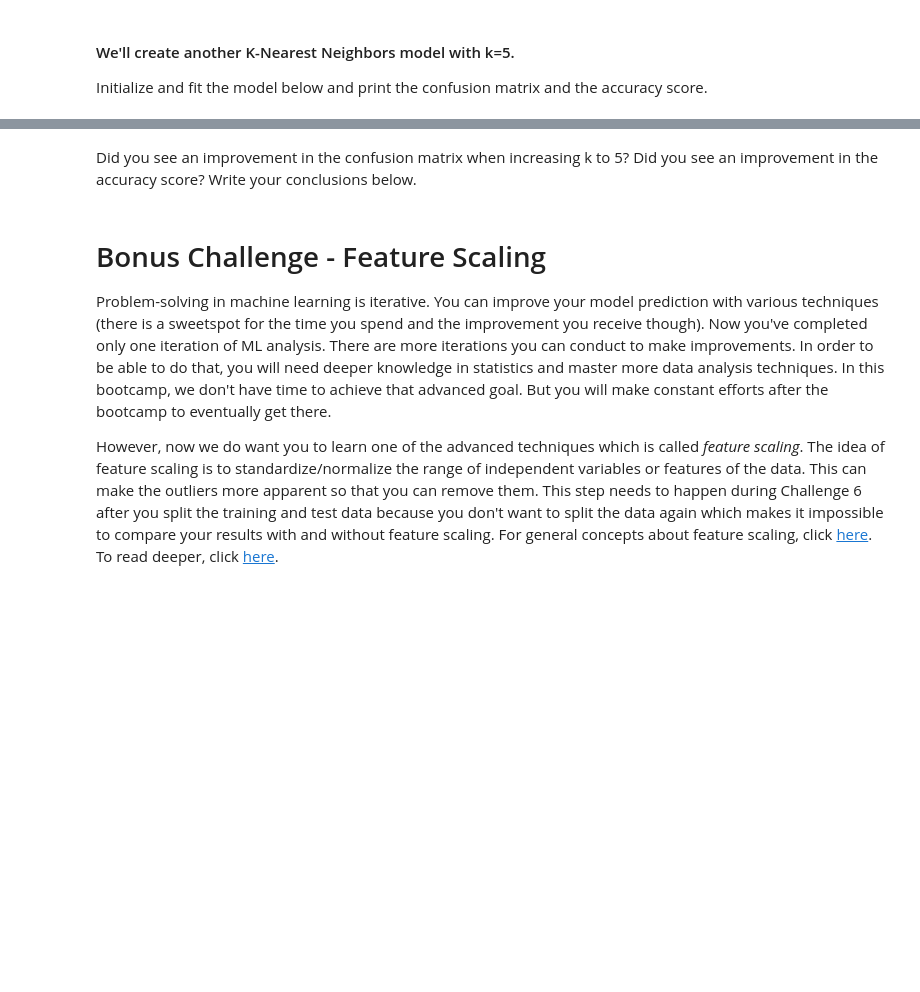
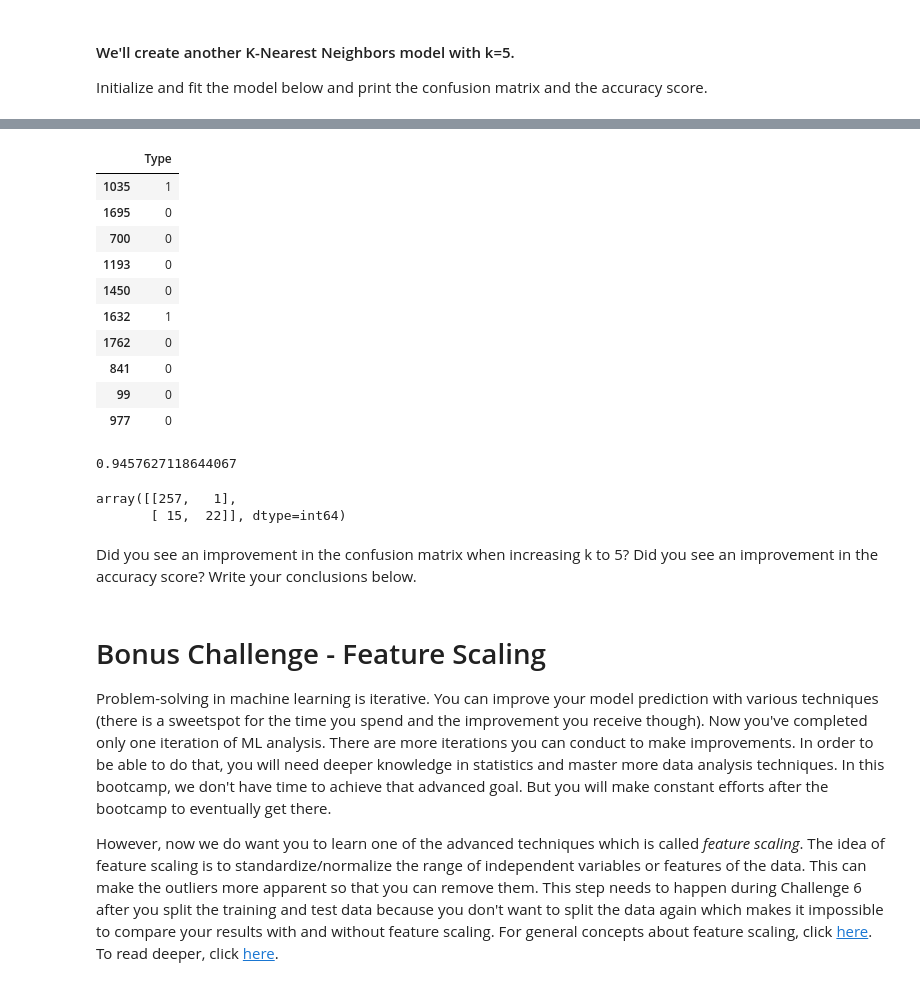
Before and after one commit to ta-data-bcn/lab-supervised-learning, a Jupyter notebook: your-code/main.ipynb, the cells around one changed output, grey strips where cells are left out. Saved outputs shown, nothing was run; the diff lists cells and outputs as text; code cells hidden in the pictures; blank space fills up the shorter version.

```diff
--- a/your-code/main.ipynb
+++ b/your-code/main.ipynb
@@ -738,2 +845,25 @@ Initialize and fit the model below and print the confusion matrix and the accura
+# %%
+y_test[:10]
+# %% [output]
+|  | Type |
+| 1035 | 1 |
+| 1695 | 0 |
+| 700 | 0 |
+| 1193 | 0 |
+| 1450 | 0 |
+| 1632 | 1 |
+| 1762 | 0 |
+| 841 | 0 |
+| 99 | 0 |
+| 977 | 0 |
+# %%
+accuracy_score(y_test, y_pred2)
+# %% [output]
+0.9457627118644067
+# %%
+confusion_matrix(y_test, y_pred2)
+# %% [output]
+array([[257,   1],
+       [ 15,  22]], dtype=int64)
 # %% [markdown]
 Did you see an improvement in the confusion matrix when increasing k to 5? Did you see an improvement in the accuracy score? Write your conclusions below.
```
Also changed, not shown: parts of 29 cells of this notebook.
